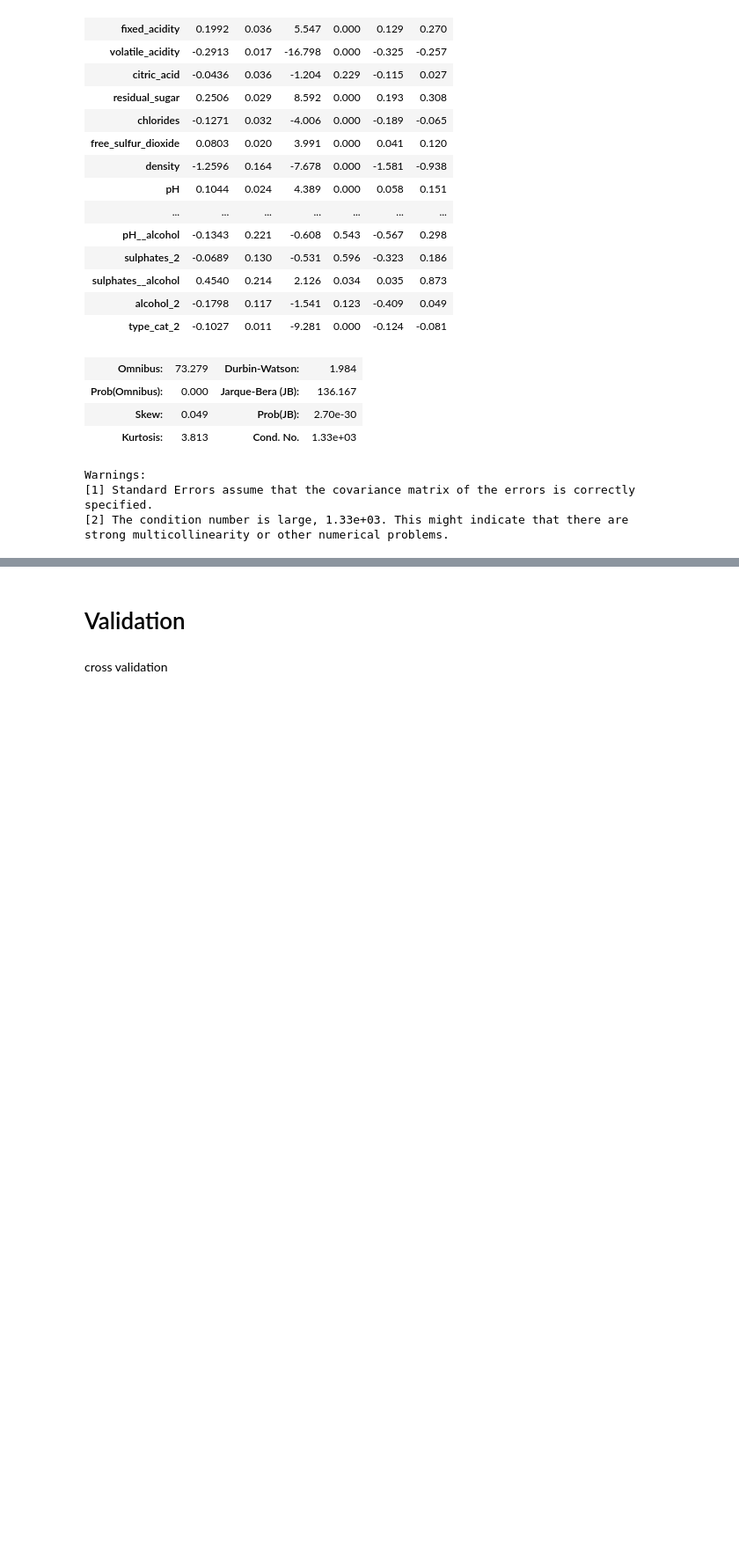
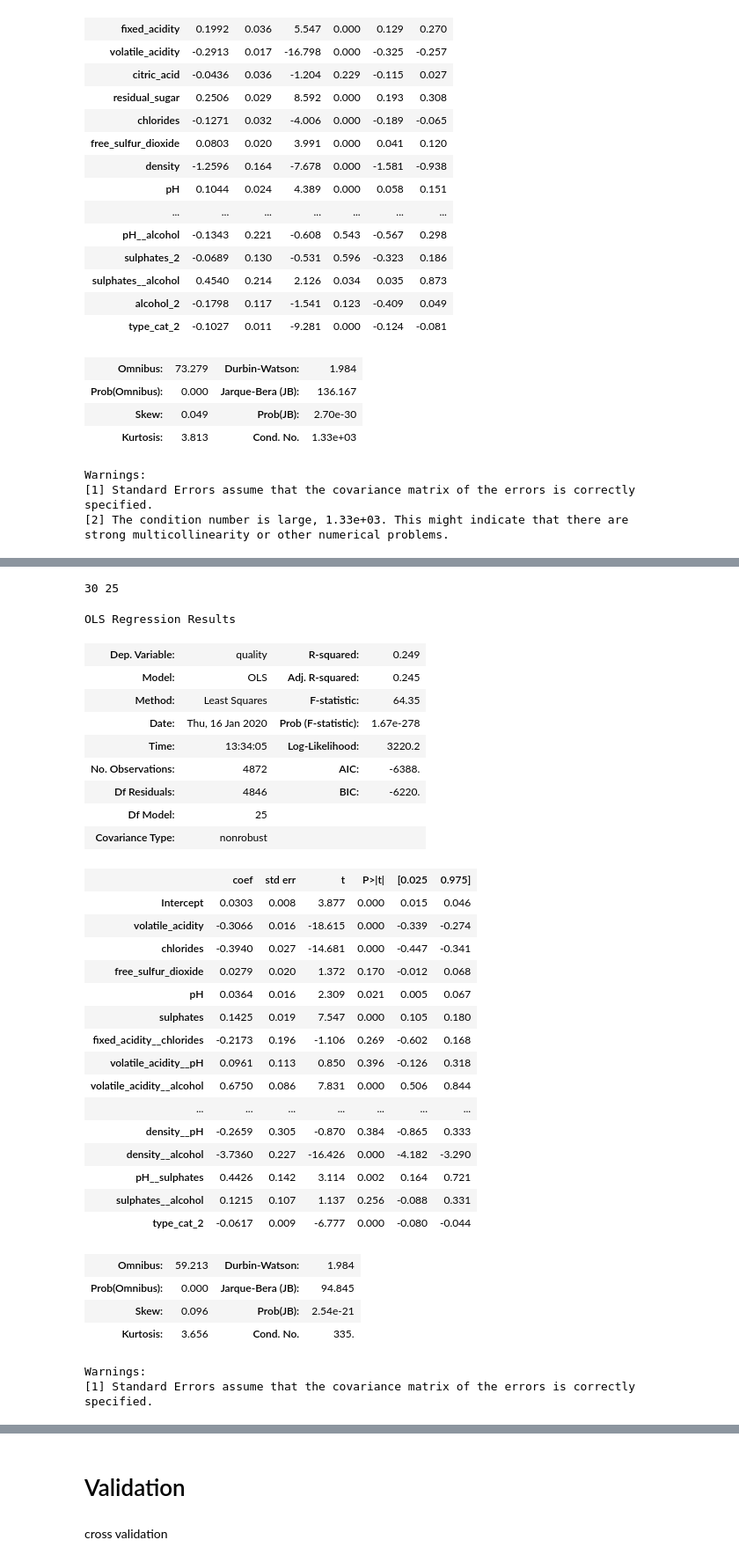
Before and after one commit to RobbieZifchak/Wino, a Jupyter notebook: Wine_Project/Wine_Project.ipynb, the cells around one changed output, grey strips where cells are left out. Shown at 88% size. Cells and saved outputs as stored; diff of their text form; code cells hidden in the pictures; blank space fills up the shorter version.

```diff
--- a/Wine_Project/Wine_Project.ipynb
+++ b/Wine_Project/Wine_Project.ipynb
@@ -543,0 +603,4 @@ then Lasso or Ridge to fix overfit
+# %%
+X = poly_int_df[x_cols]
+vif = [variance_inflation_factor(X.values, i) for i in range(X.shape[1])]
+list(zip(x_cols, vif))
@@ -543,0 +625,44 @@ then Lasso or Ridge to fix overfit
+# %%
+vif_scores = list(zip(x_cols, vif))
+x_cols = [x for x,vif in vif_scores if vif < 5]
+print(len(vif_scores), len(x_cols))
+# %% [output]
+30 25
+# %%
+predictors = '+'.join(x_cols)
+formula = outcome + "~" + predictors
+model = ols(formula=formula, data=train).fit()
+model.summary()
+# %% [output]
+OLS Regression Results
+| Dep. Variable: | quality | R-squared: | 0.249 |
+| Model: | OLS | Adj. R-squared: | 0.245 |
+| Method: | Least Squares | F-statistic: | 64.35 |
+| Date: | Thu, 16 Jan 2020 | Prob (F-statistic): | 1.67e-278 |
+| Time: | 13:34:05 | Log-Likelihood: | 3220.2 |
+| No. Observations: | 4872 | AIC: | -6388. |
+| Df Residuals: | 4846 | BIC: | -6220. |
+| Df Model: | 25 |  |  |
+| Covariance Type: | nonrobust |  |  |
+|  | coef | std err | t | P>|t| | [0.025 | 0.975] |
+| Intercept | 0.0303 | 0.008 | 3.877 | 0.000 | 0.015 | 0.046 |
+| volatile_acidity | -0.3066 | 0.016 | -18.615 | 0.000 | -0.339 | -0.274 |
+| chlorides | -0.3940 | 0.027 | -14.681 | 0.000 | -0.447 | -0.341 |
+| free_sulfur_dioxide | 0.0279 | 0.020 | 1.372 | 0.170 | -0.012 | 0.068 |
+| pH | 0.0364 | 0.016 | 2.309 | 0.021 | 0.005 | 0.067 |
+| sulphates | 0.1425 | 0.019 | 7.547 | 0.000 | 0.105 | 0.180 |
+| fixed_acidity__chlorides | -0.2173 | 0.196 | -1.106 | 0.269 | -0.602 | 0.168 |
+| volatile_acidity__pH | 0.0961 | 0.113 | 0.850 | 0.396 | -0.126 | 0.318 |
+| volatile_acidity__alcohol | 0.6750 | 0.086 | 7.831 | 0.000 | 0.506 | 0.844 |
+| ... | ... | ... | ... | ... | ... | ... |
+| density__pH | -0.2659 | 0.305 | -0.870 | 0.384 | -0.865 | 0.333 |
+| density__alcohol | -3.7360 | 0.227 | -16.426 | 0.000 | -4.182 | -3.290 |
+| pH__sulphates | 0.4426 | 0.142 | 3.114 | 0.002 | 0.164 | 0.721 |
+| sulphates__alcohol | 0.1215 | 0.107 | 1.137 | 0.256 | -0.088 | 0.331 |
+| type_cat_2 | -0.0617 | 0.009 | -6.777 | 0.000 | -0.080 | -0.044 |
+| Omnibus: | 59.213 | Durbin-Watson: | 1.984 |
+| Prob(Omnibus): | 0.000 | Jarque-Bera (JB): | 94.845 |
+| Skew: | 0.096 | Prob(JB): | 2.54e-21 |
+| Kurtosis: | 3.656 | Cond. No. | 335. |
+Warnings:
+[1] Standard Errors assume that the covariance matrix of the errors is correctly specified.
```
Also changed, not shown: parts of 22 cells of this notebook.
